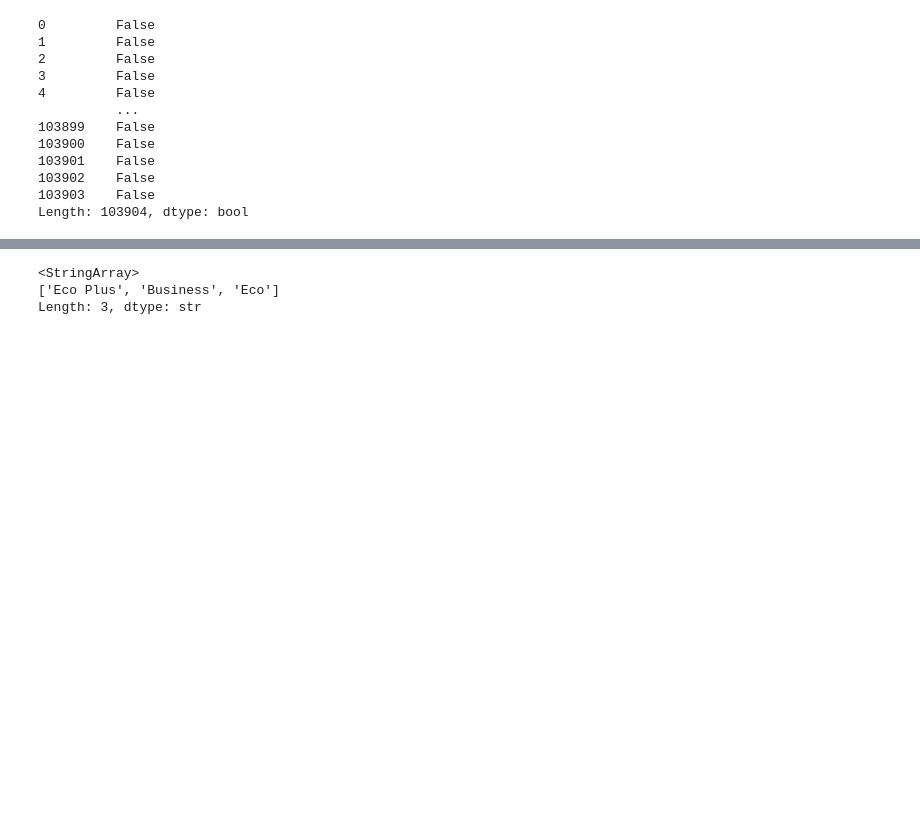
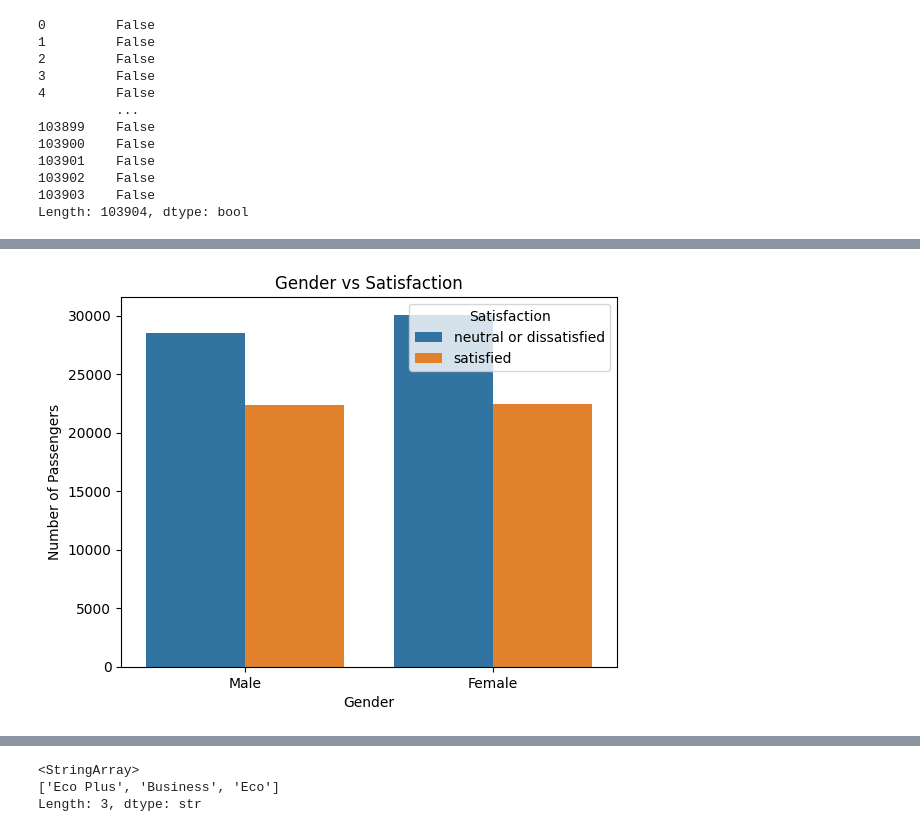
Before and after one commit to mansikumawat08/Project-4, a Jupyter notebook: cuetproject.ipynb, the cells around one changed output, grey strips where cells are left out. Cells and saved outputs as stored; diff of their text form; code cells hidden in the pictures; blank space fills up the shorter version.

```diff
--- a/cuetproject.ipynb
+++ b/cuetproject.ipynb
@@ -148,0 +121,9 @@ Length: 103904, dtype: bool
+# %%
+sns.countplot(x='Gender',hue='satisfaction',data=df)
+plt.title('Gender vs Satisfaction')
+plt.xlabel('Gender')
+plt.ylabel('Number of Passengers')
+plt.legend(title='Satisfaction')
+plt.show()
+# %% [output]
+[figure, added]
```
Also changed, not shown: parts of 82 cells of this notebook, 1 other file.
